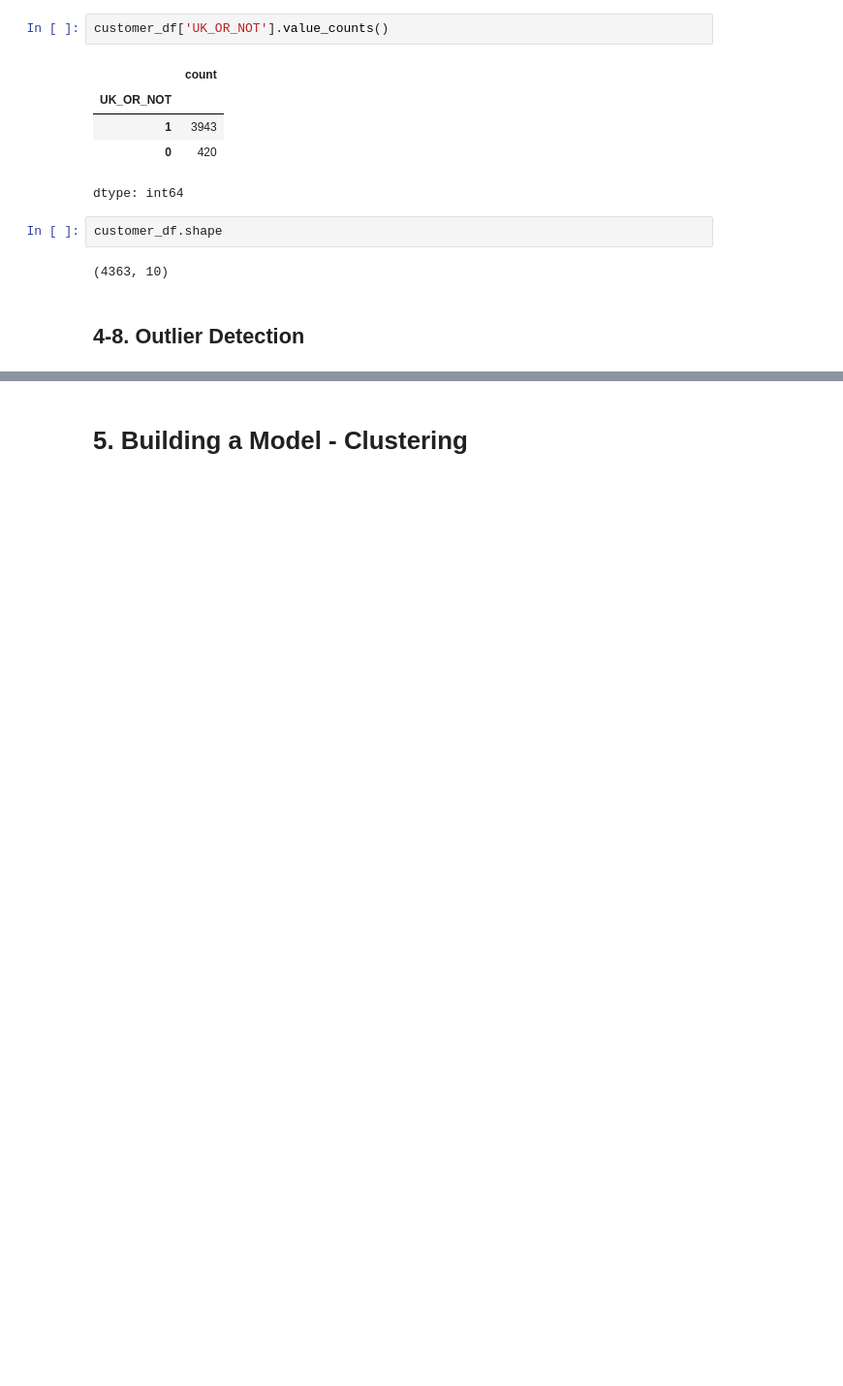
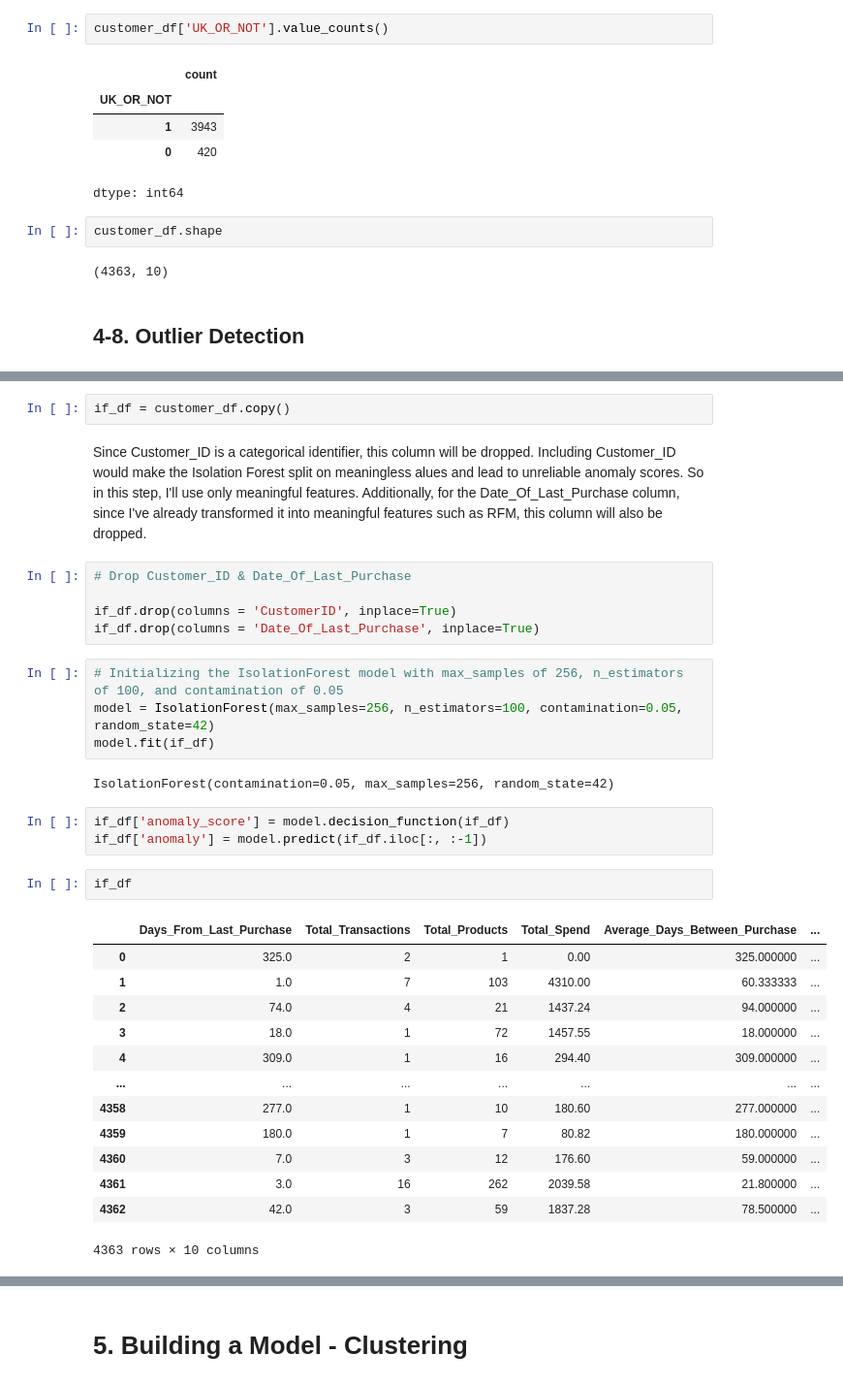
Before and after one commit to iamyunaseo/e-commerce-customer-behavior-analytics, a Jupyter notebook: e-commerce-customer-behavior-analytics.ipynb, the cells around one changed output, grey strips where cells are left out. Shown at 97% size. Drawn from its saved outputs; the diff is of its cells as text; blank space fills up the shorter version.

Commit message:
feature engineering - isolation tree

```diff
--- a/e-commerce-customer-behavior-analytics.ipynb
+++ b/e-commerce-customer-behavior-analytics.ipynb
@@ -897,0 +904,35 @@ IsolationForest
+# %%
+if_df = customer_df.copy()
+# %% [markdown]
+Since Customer_ID is a categorical identifier, this column will be dropped. Including Customer_ID would make the Isolation Forest split on meaningless alues and lead to unreliable anomaly scores. So in this step, I'll use only meaningful features.
+Additionally, for the Date_Of_Last_Purchase column, since I've already transformed it into meaningful features such as RFM, this column will also be dropped.
+# %%
+# Drop Customer_ID & Date_Of_Last_Purchase
+
+if_df.drop(columns = 'CustomerID', inplace=True)
+if_df.drop(columns = 'Date_Of_Last_Purchase', inplace=True)
+# %%
+# Initializing the IsolationForest model with max_samples of 256, n_estimators of 100, and contamination of 0.05
+model = IsolationForest(max_samples=256, n_estimators=100, contamination=0.05, random_state=42)
+model.fit(if_df)
+# %% [output]
+IsolationForest(contamination=0.05, max_samples=256, random_state=42)
+# %%
+if_df['anomaly_score'] = model.decision_function(if_df)
+if_df['anomaly'] = model.predict(if_df.iloc[:, :-1])
+# %%
+if_df
+# %% [output]
+|  | Days_From_Last_Purchase | Total_Transactions | Total_Products | Total_Spend | Average_Days_Between_Purchase | ... |
+| 0 | 325.0 | 2 | 1 | 0.00 | 325.000000 | ... |
+| 1 | 1.0 | 7 | 103 | 4310.00 | 60.333333 | ... |
+| 2 | 74.0 | 4 | 21 | 1437.24 | 94.000000 | ... |
+| 3 | 18.0 | 1 | 72 | 1457.55 | 18.000000 | ... |
+| 4 | 309.0 | 1 | 16 | 294.40 | 309.000000 | ... |
+| ... | ... | ... | ... | ... | ... | ... |
+| 4358 | 277.0 | 1 | 10 | 180.60 | 277.000000 | ... |
+| 4359 | 180.0 | 1 | 7 | 80.82 | 180.000000 | ... |
+| 4360 | 7.0 | 3 | 12 | 176.60 | 59.000000 | ... |
+| 4361 | 3.0 | 16 | 262 | 2039.58 | 21.800000 | ... |
+| 4362 | 42.0 | 3 | 59 | 1837.28 | 78.500000 | ... |
+4363 rows × 10 columns
```
Also changed, not shown: parts of 7 cells of this notebook.
